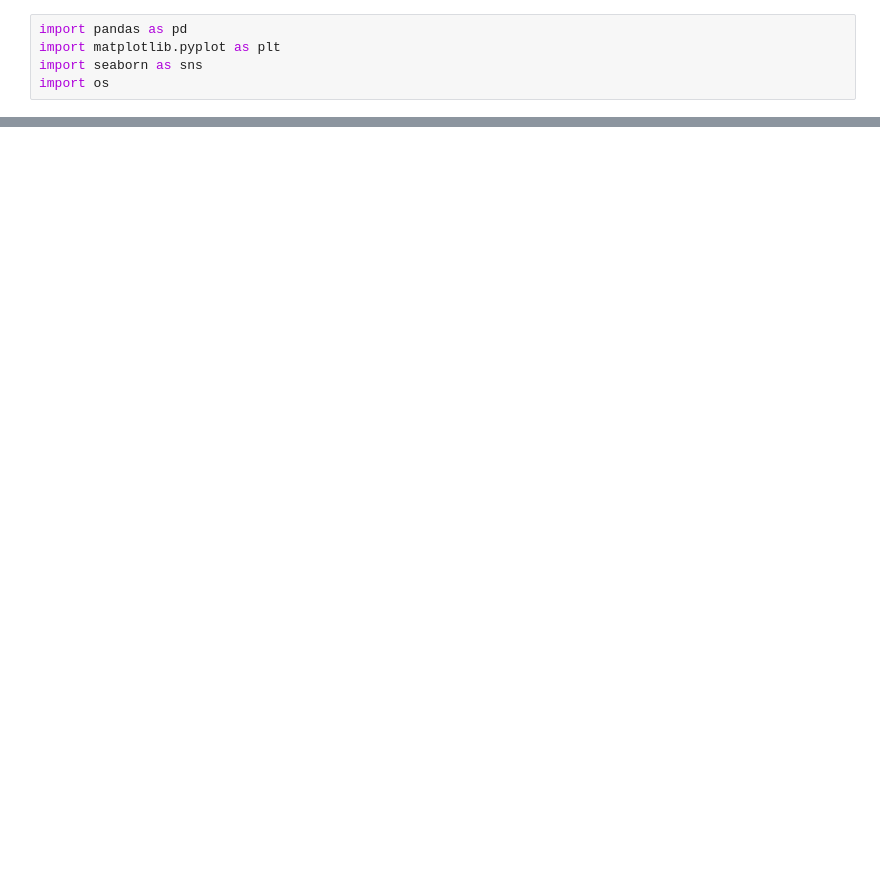
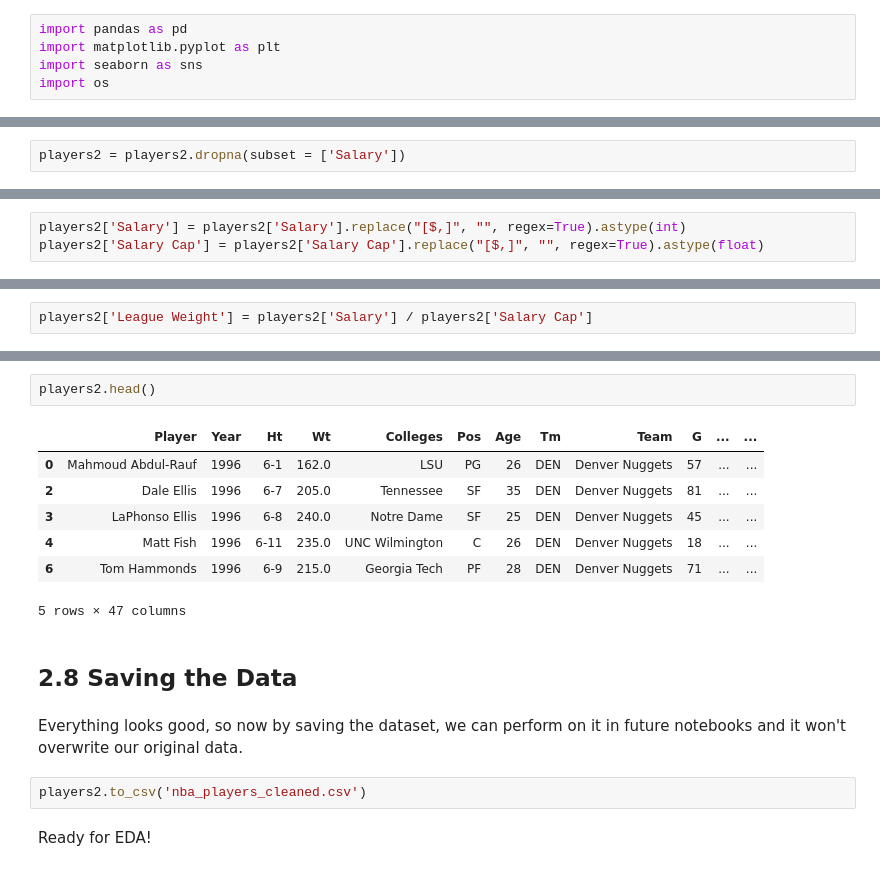
Before and after one commit to micahmatsuda021/NBA-Salary-Capstone, a Jupyter notebook: 02 Data Wrangling.ipynb, the cells around one changed output, grey strips where cells are left out. Cells and saved outputs as stored; diff of their text form; blank space fills up the shorter version.

```diff
--- a/02 Data Wrangling.ipynb
+++ b/02 Data Wrangling.ipynb
@@ -296,0 +213,2 @@ players_stats.to_csv('players_stats.csv')
+# %%
+players2 = players2.dropna(subset = ['Salary'])
@@ -296,0 +221,3 @@ players_stats.to_csv('players_stats.csv')
+# %%
+players2['Salary'] = players2['Salary'].replace("[$,]", "", regex=True).astype(int)
+players2['Salary Cap'] = players2['Salary Cap'].replace("[$,]", "", regex=True).astype(float)
@@ -296,0 +226,2 @@ players_stats.to_csv('players_stats.csv')
+# %%
+players2['League Weight'] = players2['Salary'] / players2['Salary Cap']
@@ -296,0 +248,18 @@ players_stats.to_csv('players_stats.csv')
+# %%
+players2.head()
+# %% [output]
+|  | Player | Year | Ht | Wt | Colleges | Pos | Age | Tm | Team | G | ... | ... |
+| 0 | Mahmoud Abdul-Rauf | 1996 | 6-1 | 162.0 | LSU | PG | 26 | DEN | Denver Nuggets | 57 | ... | ... |
+| 2 | Dale Ellis | 1996 | 6-7 | 205.0 | Tennessee | SF | 35 | DEN | Denver Nuggets | 81 | ... | ... |
+| 3 | LaPhonso Ellis | 1996 | 6-8 | 240.0 | Notre Dame | SF | 25 | DEN | Denver Nuggets | 45 | ... | ... |
+| 4 | Matt Fish | 1996 | 6-11 | 235.0 | UNC Wilmington | C | 26 | DEN | Denver Nuggets | 18 | ... | ... |
+| 6 | Tom Hammonds | 1996 | 6-9 | 215.0 | Georgia Tech | PF | 28 | DEN | Denver Nuggets | 71 | ... | ... |
+5 rows × 47 columns
+# %% [markdown]
+## 2.8 Saving the Data
+# %% [markdown]
+Everything looks good, so now by saving the dataset, we can perform on it in future notebooks and it won't overwrite our original data.
+# %%
+players2.to_csv('nba_players_cleaned.csv')
+# %% [markdown]
+Ready for EDA!
```
Also changed, not shown: parts of 64 cells of this notebook, 1 other file.
